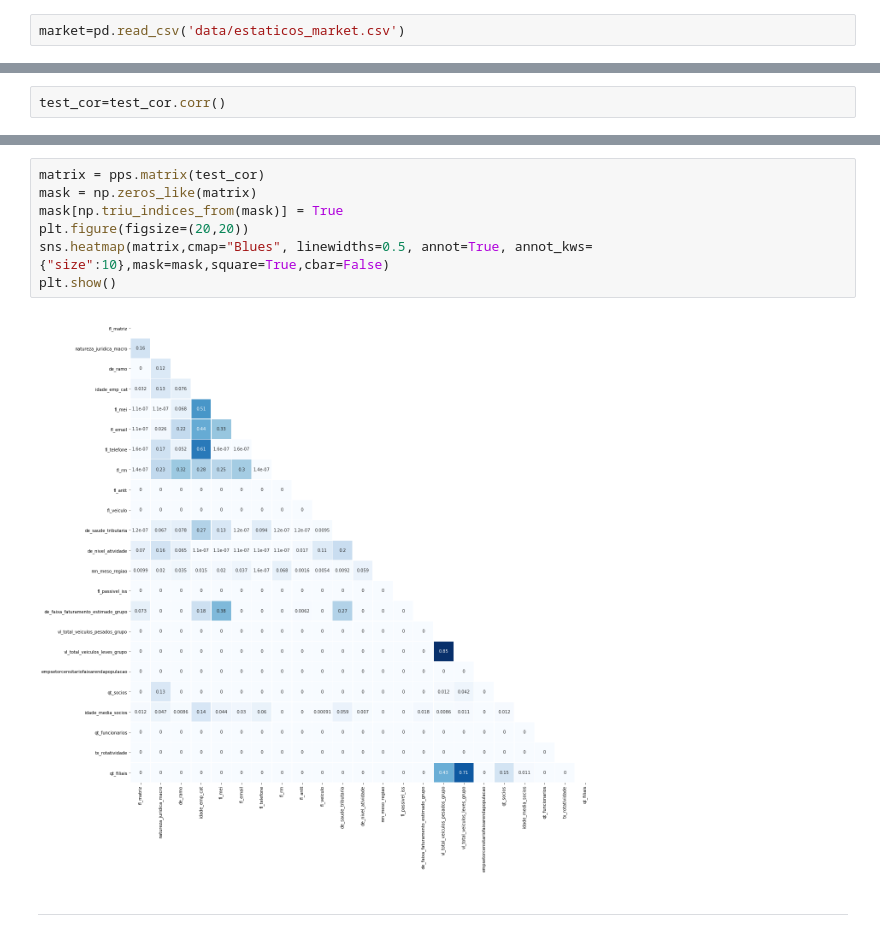
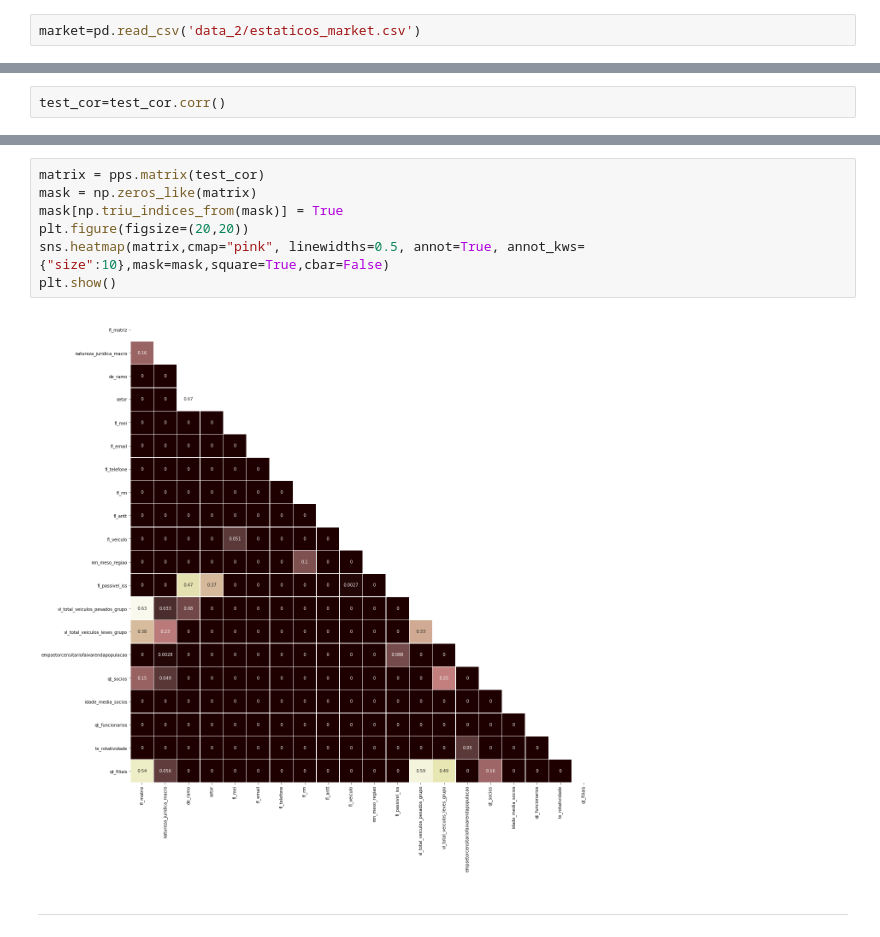
Before and after one commit to guireis1/Recommendation-System, a Jupyter notebook: main.ipynb, the cells around one changed output, grey strips where cells are left out. Drawn from its saved outputs; the diff is of its cells as text.

```diff
--- a/main.ipynb
+++ b/main.ipynb
@@ -26,7 +26,7 @@ port2=pd.read_csv('data/estaticos_portfolio2.csv')
 # %%
 port3=pd.read_csv('data/estaticos_portfolio3.csv')
 # %%
-market=pd.read_csv('data/estaticos_market.csv')
+market=pd.read_csv('data_2/estaticos_market.csv')
 # %%
 market.drop(['Unnamed: 0'],axis=1,inplace= True)
 # %%
@@ -525,12 +524,12 @@ plt.show()
 # %%
 matrix = pps.matrix(test_cor)
 mask = np.zeros_like(matrix)
 mask[np.triu_indices_from(mask)] = True
 plt.figure(figsize=(20,20))
-sns.heatmap(matrix,cmap="Blues", linewidths=0.5, annot=True, annot_kws={"size":10},mask=mask,square=True,cbar=False)
+sns.heatmap(matrix,cmap="pink", linewidths=0.5, annot=True, annot_kws={"size":10},mask=mask,square=True,cbar=False)
 plt.show()
 # %% [output]
-[figure, old version]
+[figure, new version]
 # %% [markdown]
 ***
 # %% [markdown]
```
Also changed, not shown: parts of 12 cells of this notebook, 4 other files.
